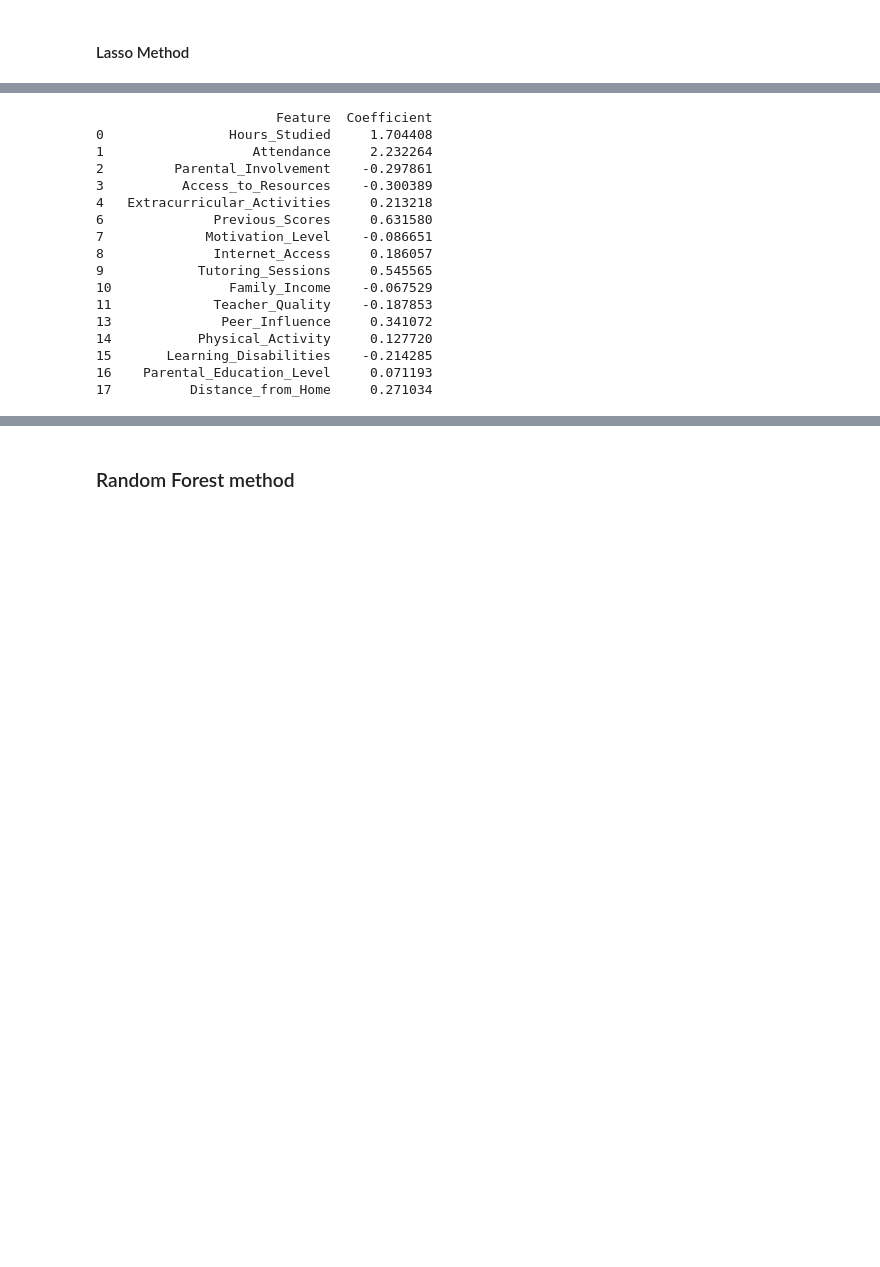
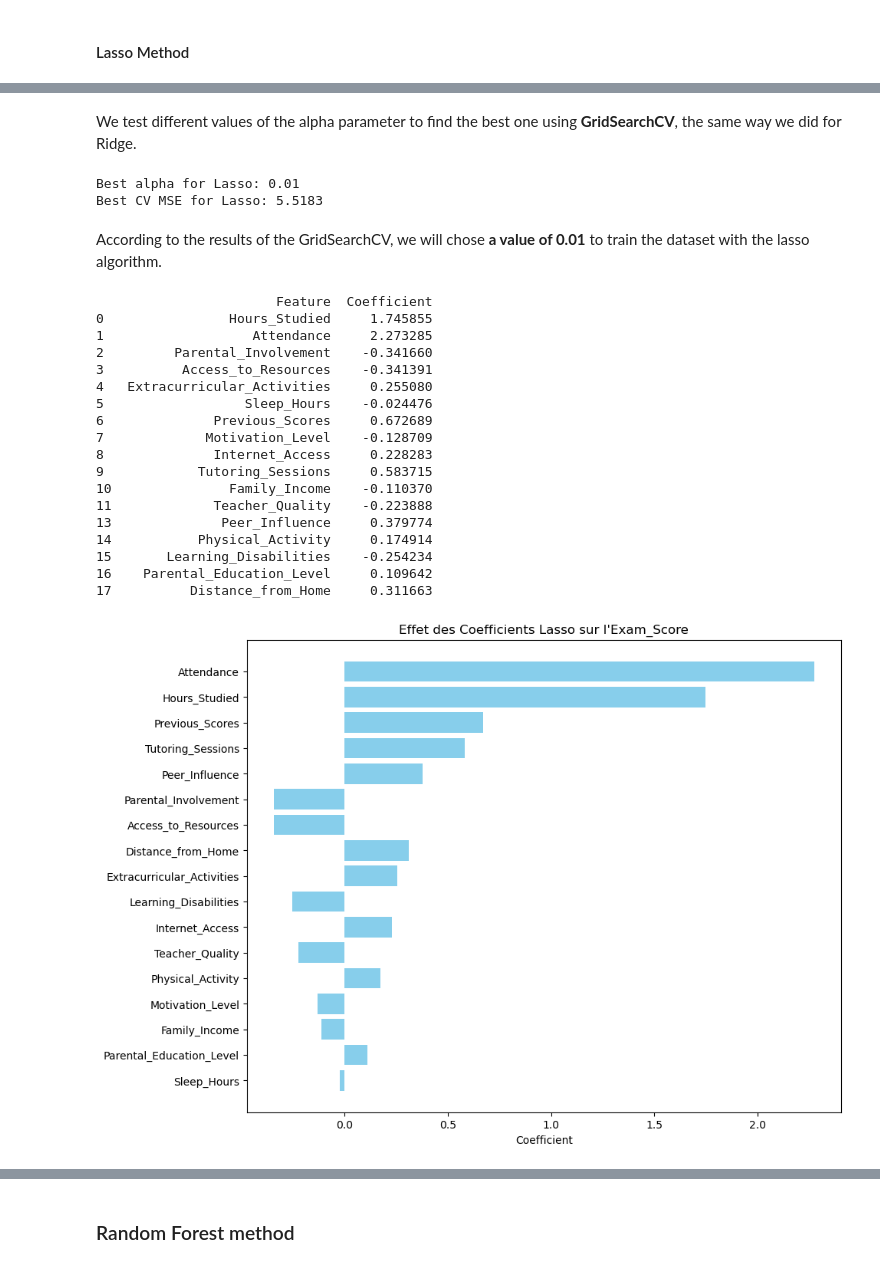
Before and after one commit to Louise726/DS-ML, a Jupyter notebook: DSML_Project.ipynb, the cells around one changed output, grey strips where cells are left out. Drawn from its saved outputs; the diff is of its cells as text; code cells hidden in the pictures; blank space fills up the shorter version.

```diff
--- a/DSML_Project.ipynb
+++ b/DSML_Project.ipynb
@@ -738,29 +692,67 @@ R^2 Score: 0.6619366117896581
+# %% [markdown]
+We test different values of the alpha parameter to find the best one using **GridSearchCV**, the same way we did for Ridge.
+# %%
+# Define hyperparameter grid
+param_grid = {'alpha': [0.0001, 0.001, 0.01, 0.1, 1, 10, 100]}
+
+# Best alpha for Lasso
+lasso_model = Lasso()
+lasso_cv = GridSearchCV(lasso_model, param_grid, cv=7, scoring='neg_mean_squared_error')
+lasso_cv.fit(X_train, y_train)
+print(f"Best alpha for Lasso: {lasso_cv.best_params_['alpha']}")
+print(f"Best CV MSE for Lasso: {-lasso_cv.best_score_:.4f}")
+# %% [output]
+Best alpha for Lasso: 0.01
+Best CV MSE for Lasso: 5.5183
+# %% [markdown]
+According to the results of the GridSearchCV, we will chose **a value of 0.01** to train the dataset with the lasso algorithm.
 # %%
-# Créer un DataFrame pour voir les coefficients de chaque variable
+# Initialize lasso with alpha value
+lasso = Lasso(alpha=0.01)
+
+# train
+lasso.fit(X_train, y_train)
+
+# Predict on the test set
+y_pred = lasso.predict(X_test)
+
 lasso_coefficients = pd.DataFrame({
     'Feature': X.columns,
     'Coefficient': lasso.coef_
 })
 
-# Filtrer les variables ayant un coefficient non nul (sélectionnées par le modèle)
+# Keeping only the variables with a non-zero coefficient
 lasso_coefficients = lasso_coefficients[lasso_coefficients['Coefficient'] != 0]
 print(lasso_coefficients)
+
+lasso_coefficients_sorted = lasso_coefficients.reindex(
+    lasso_coefficients['Coefficient'].abs().sort_values(ascending=False).index
+)
+
+plt.figure(figsize=(10, 8))
+plt.barh(lasso_coefficients_sorted['Feature'], lasso_coefficients_sorted['Coefficient'], color='skyblue')
+plt.xlabel('Coefficient')
+plt.title("Effet des Coefficients Lasso sur l'Exam_Score")
+plt.gca().invert_yaxis()  # Inverser l'axe des y pour avoir les plus grands en haut
+plt.show()
 # %% [output]
                        Feature  Coefficient
-0                Hours_Studied     1.704408
-1                   Attendance     2.232264
-2         Parental_Involvement    -0.297861
-3          Access_to_Resources    -0.300389
-4   Extracurricular_Activities     0.213218
-6              Previous_Scores     0.631580
-7             Motivation_Level    -0.086651
-8              Internet_Access     0.186057
-9            Tutoring_Sessions     0.545565
-10               Family_Income    -0.067529
-11             Teacher_Quality    -0.187853
-13              Peer_Influence     0.341072
-14           Physical_Activity     0.127720
-15       Learning_Disabilities    -0.214285
-16    Parental_Education_Level     0.071193
-17          Distance_from_Home     0.271034
+0                Hours_Studied     1.745855
+1                   Attendance     2.273285
+2         Parental_Involvement    -0.341660
+3          Access_to_Resources    -0.341391
+4   Extracurricular_Activities     0.255080
+5                  Sleep_Hours    -0.024476
+6              Previous_Scores     0.672689
+7             Motivation_Level    -0.128709
+8              Internet_Access     0.228283
+9            Tutoring_Sessions     0.583715
+10               Family_Income    -0.110370
+11             Teacher_Quality    -0.223888
+13              Peer_Influence     0.379774
+14           Physical_Activity     0.174914
+15       Learning_Disabilities    -0.254234
+16    Parental_Education_Level     0.109642
+17          Distance_from_Home     0.311663
+[figure, added]
 # %%
```
Also changed, not shown: parts of 23 cells of this notebook.
